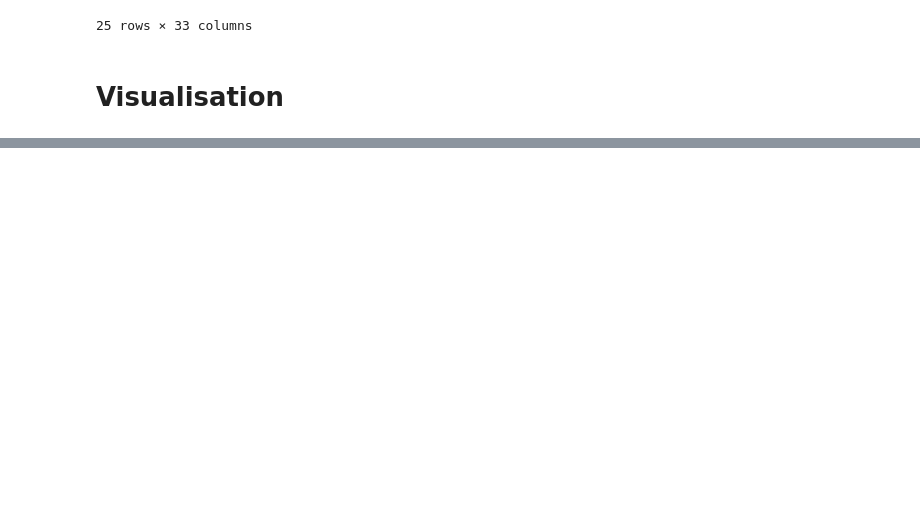
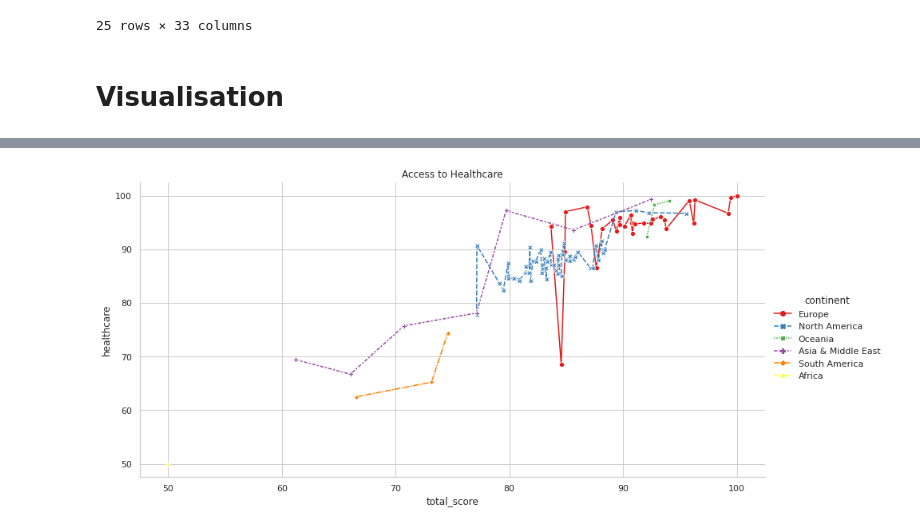
Before and after one commit to oheag2/UCDPA_GillianOHea, a Jupyter notebook: GillianOHea_FinalProject.ipynb, the cells around one changed output, grey strips where cells are left out. Drawn from its saved outputs; the diff is of its cells as text; code cells hidden in the pictures; blank space fills up the shorter version.

Commit message:
Tidied graphs and finalised section details

```diff
--- a/GillianOHea_FinalProject.ipynb
+++ b/GillianOHea_FinalProject.ipynb
@@ -448,8 +437,3 @@ work_health
 25 rows × 33 columns
 # %% [markdown]
 # Visualisation
-# %%
-import seaborn as sns
-import matplotlib.pyplot as plt
-
-sns.set_theme(style="whitegrid")
@@ -611,0 +464,6 @@ plt.xticks([50, 55, 60, 65, 70, 75, 80, 85, 90, 95, 100])
+# %%
+sns.set_style("whitegrid")
+sns.relplot(x="total_score", y="healthcare", data=df, kind="line", style="continent", hue="continent", height=6, aspect=16/8, markers=True, palette="Set1").set(title="Access to Healthcare")
+plt.show()
+# %% [output]
+[figure, added]
```
Also changed, not shown: parts of 38 cells of this notebook.
